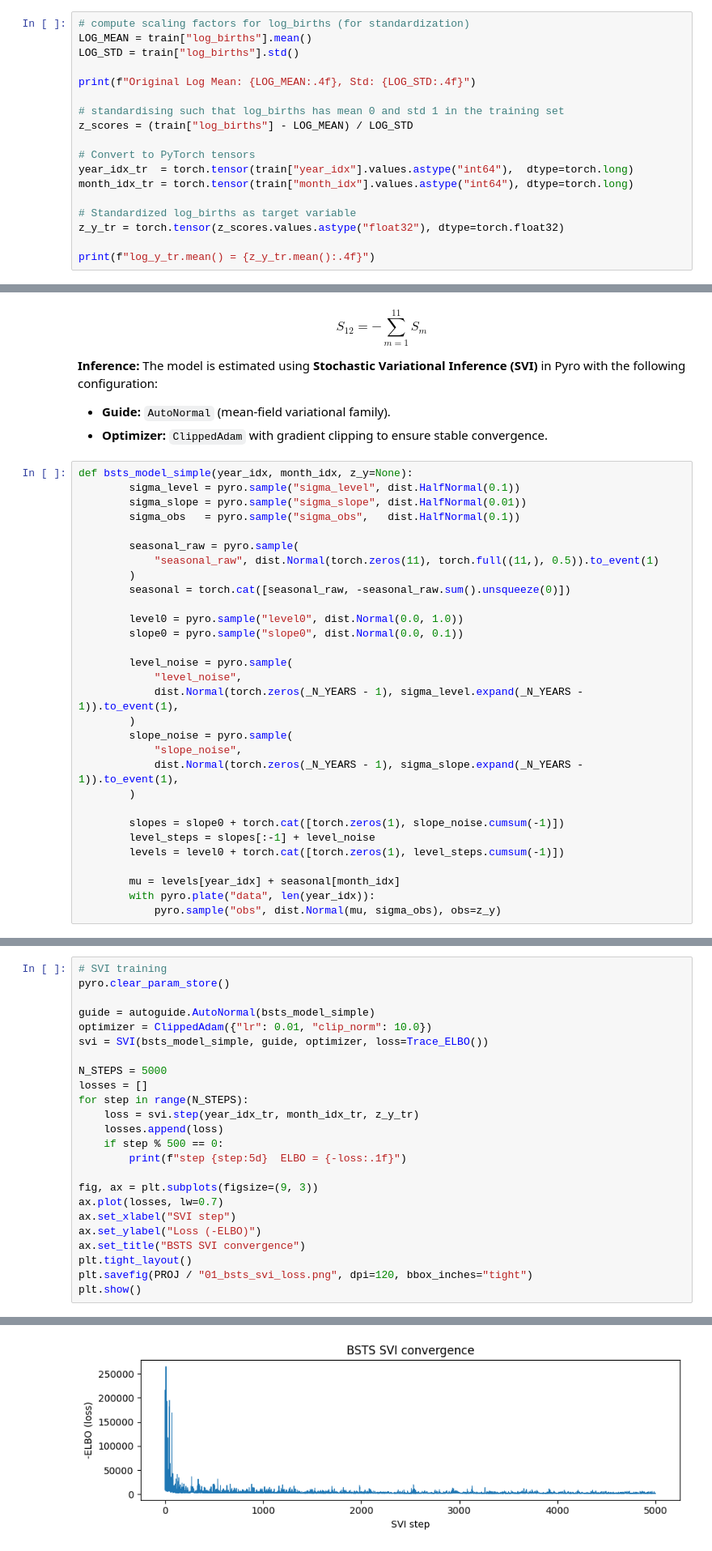
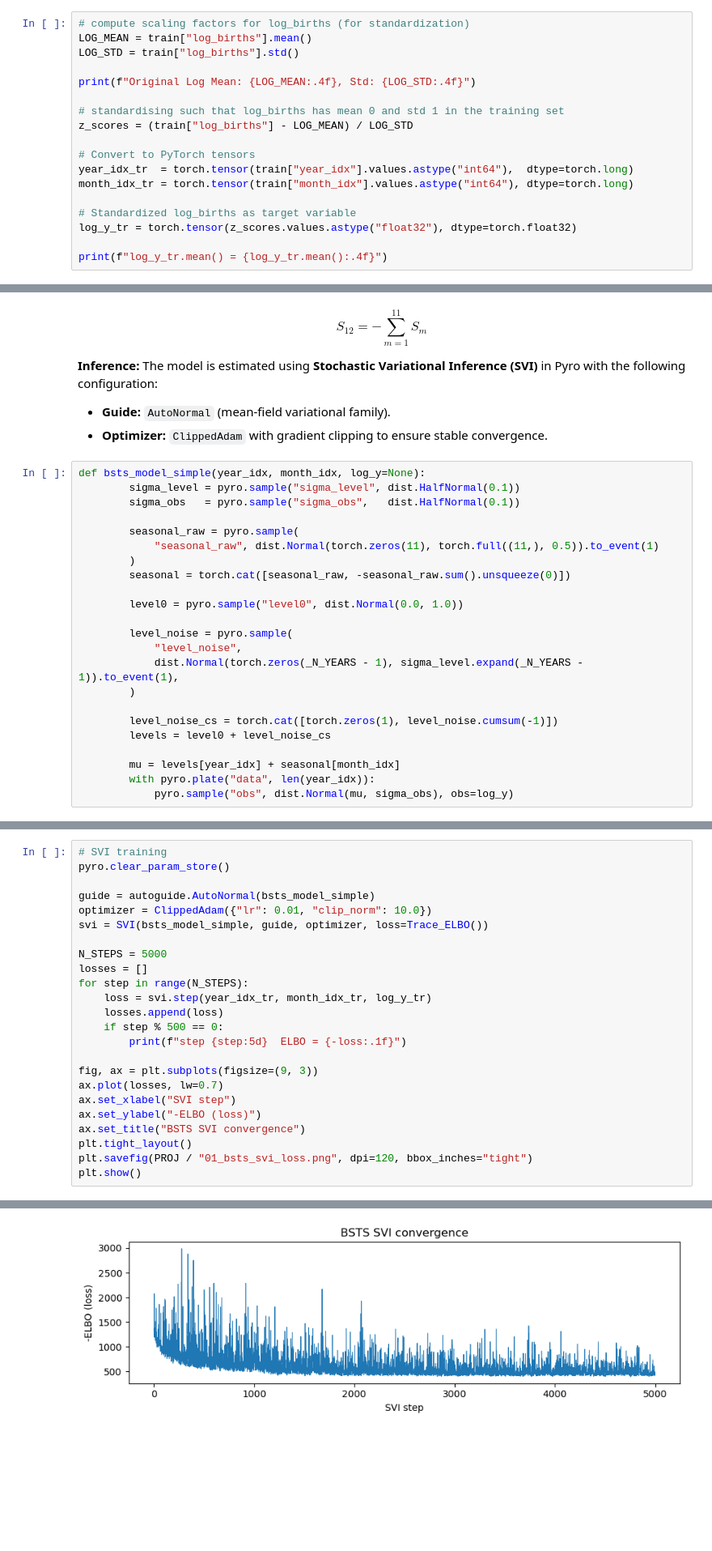
Before and after one commit to jacobfoss02/Banger-MBML, a Jupyter notebook: 01_baselines.ipynb, the cells around one changed output, grey strips where cells are left out. Shown at 81% size. Cells and saved outputs as stored; diff of their text form; blank space fills up the shorter version.

```diff
--- a/01_baselines.ipynb
+++ b/01_baselines.ipynb
@@ -130,9 +129,9 @@ year_idx_tr  = torch.tensor(train["year_idx"].values.astype("int64"),  dtype=tor
 month_idx_tr = torch.tensor(train["month_idx"].values.astype("int64"), dtype=torch.long)
 
 # Standardized log_births as target variable
-z_y_tr = torch.tensor(z_scores.values.astype("float32"), dtype=torch.float32)
+log_y_tr = torch.tensor(z_scores.values.astype("float32"), dtype=torch.float32)
 
-print(f"log_y_tr.mean() = {z_y_tr.mean():.4f}")
+print(f"log_y_tr.mean() = {log_y_tr.mean():.4f}")
 # %% [output]
 Original Log Mean: 8.4733, Std: 0.1086
 log_y_tr.mean() = -0.0000
@@ -230,9 +229,8 @@ The model is estimated using **Stochastic Variational Inference (SVI)** in Pyro
 * **Guide:** `AutoNormal` (mean-field variational family).
 * **Optimizer:** `ClippedAdam` with gradient clipping to ensure stable convergence.
 # %%
-def bsts_model_simple(year_idx, month_idx, z_y=None):
+def bsts_model_simple(year_idx, month_idx, log_y=None):
         sigma_level = pyro.sample("sigma_level", dist.HalfNormal(0.1))
-        sigma_slope = pyro.sample("sigma_slope", dist.HalfNormal(0.01))
         sigma_obs   = pyro.sample("sigma_obs",   dist.HalfNormal(0.1))
 
         seasonal_raw = pyro.sample(
@@ -241,24 +239,18 @@ def bsts_model_simple(year_idx, month_idx, z_y=None):
         seasonal = torch.cat([seasonal_raw, -seasonal_raw.sum().unsqueeze(0)])
 
         level0 = pyro.sample("level0", dist.Normal(0.0, 1.0))
-        slope0 = pyro.sample("slope0", dist.Normal(0.0, 0.1))
 
         level_noise = pyro.sample(
             "level_noise",
             dist.Normal(torch.zeros(_N_YEARS - 1), sigma_level.expand(_N_YEARS - 1)).to_event(1),
         )
-        slope_noise = pyro.sample(
-            "slope_noise",
-            dist.Normal(torch.zeros(_N_YEARS - 1), sigma_slope.expand(_N_YEARS - 1)).to_event(1),
-        )
 
-        slopes = slope0 + torch.cat([torch.zeros(1), slope_noise.cumsum(-1)])
-        level_steps = slopes[:-1] + level_noise
-        levels = level0 + torch.cat([torch.zeros(1), level_steps.cumsum(-1)])
+        level_noise_cs = torch.cat([torch.zeros(1), level_noise.cumsum(-1)])
+        levels = level0 + level_noise_cs
 
         mu = levels[year_idx] + seasonal[month_idx]
         with pyro.plate("data", len(year_idx)):
-            pyro.sample("obs", dist.Normal(mu, sigma_obs), obs=z_y)
+            pyro.sample("obs", dist.Normal(mu, sigma_obs), obs=log_y)
 # %%
 # Prior predictive check
 prior_pred = Predictive(bsts_model_simple, num_samples=200)(year_idx_tr, month_idx_tr)
@@ -292,7 +284,7 @@ svi = SVI(bsts_model_simple, guide, optimizer, loss=Trace_ELBO())
 N_STEPS = 5000
 losses = []
 for step in range(N_STEPS):
-    loss = svi.step(year_idx_tr, month_idx_tr, z_y_tr)
+    loss = svi.step(year_idx_tr, month_idx_tr, log_y_tr)
     losses.append(loss)
     if step % 500 == 0:
         print(f"step {step:5d}  ELBO = {-loss:.1f}")
@@ -300,7 +292,7 @@ for step in range(N_STEPS):
 fig, ax = plt.subplots(figsize=(9, 3))
 ax.plot(losses, lw=0.7)
 ax.set_xlabel("SVI step")
-ax.set_ylabel("Loss (-ELBO)")
+ax.set_ylabel("-ELBO (loss)")
 ax.set_title("BSTS SVI convergence")
 plt.tight_layout()
 plt.savefig(PROJ / "01_bsts_svi_loss.png", dpi=120, bbox_inches="tight")
@@ -319,4 +311,4 @@ step  4500  ELBO = -2611.4
-[figure, old version]
+[figure, new version]
 # %%
 # computing a moving average to smooth the SVI loss curve
 window = 50
```
Also changed, not shown: parts of 8 cells of this notebook.
